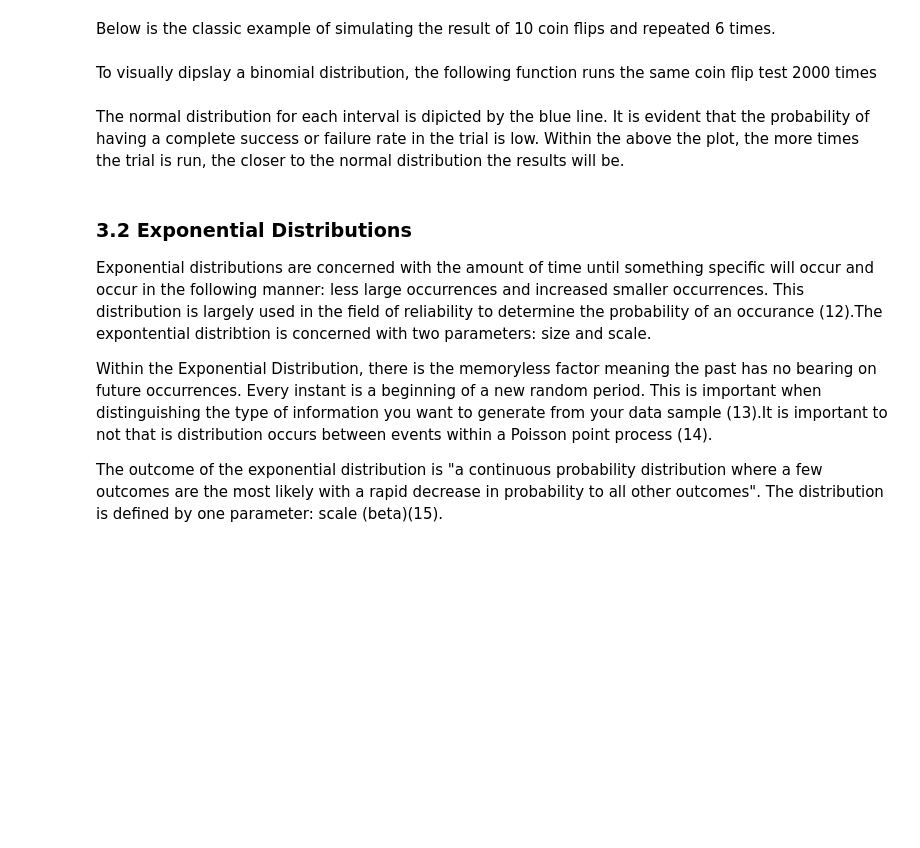
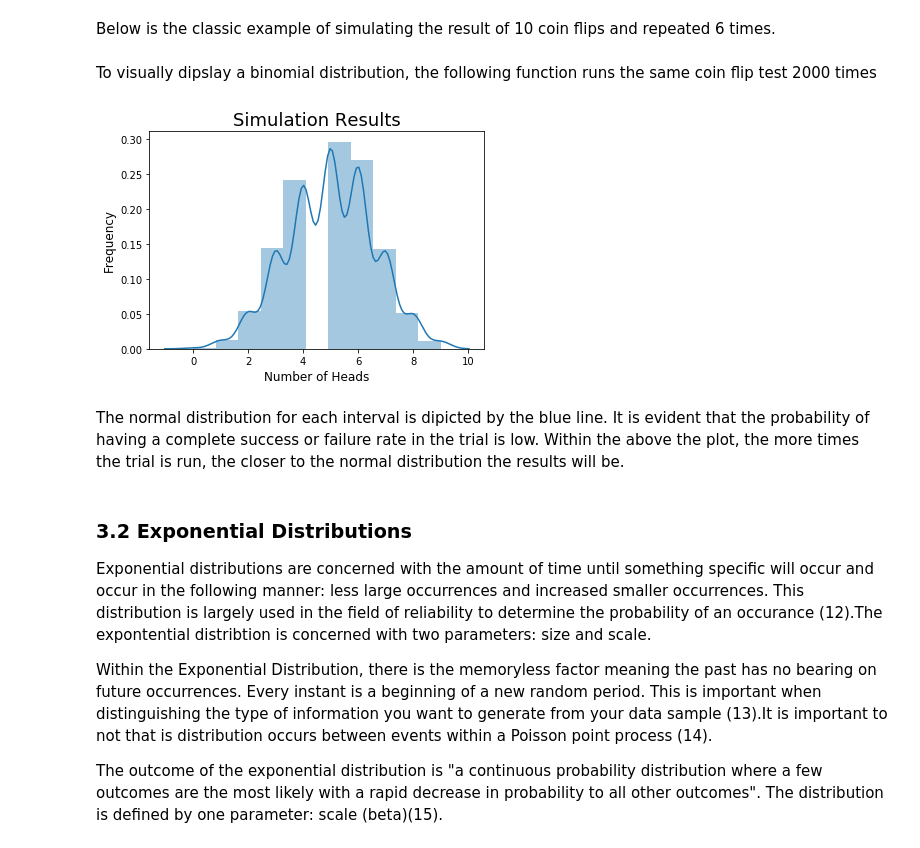
Before and after one commit to martinaobrien/numpy-random, a Jupyter notebook: numpy-random.ipynb, the cells around one changed output. Drawn from its saved outputs; the diff is of its cells as text; code cells hidden in the pictures; blank space fills up the shorter version.

```diff
--- a/numpy-random.ipynb
+++ b/numpy-random.ipynb
@@ -275,20 +360,22 @@ To visually dipslay a binomial distribution, the following function runs the sam
 # %%
 # Import libraries
 import numpy as np
 import matplotlib.pyplot as plt
 import seaborn as sns
 #Seaborn is a Python data visualization library based on matplotlib.
 #It provides a high-level interface for drawing attractive and informative statistical graphics.
 
 n, p = 10, .5 # number of trials, probability of each trial
-s = [np.random.binomial(n,p,2000)]
+s = [np.random.binomial(n,p,20000)]
 
 # Plot the results as a histogram
 plt.hist = sns.distplot([s], bins=11, label='simulation results')
 plt.title("Simulation Results", fontsize=18)
 plt.xlabel("Number of Heads",fontsize=12)
 plt.ylabel("Frequency",fontsize=12)
 plt.show() #result of flipping a coin 15 times, tested 2000 times.
+# %% [output]
+[figure, added]
 # %% [markdown]
 The normal distribution for each interval is dipicted by the blue line. It is evident that the probability of having a complete success or failure rate in the trial is low.
 Within the above the plot, the more times the trial is run, the closer to the normal distribution the results will be.
```
Also changed, not shown: parts of 24 cells of this notebook, 2 other files.
